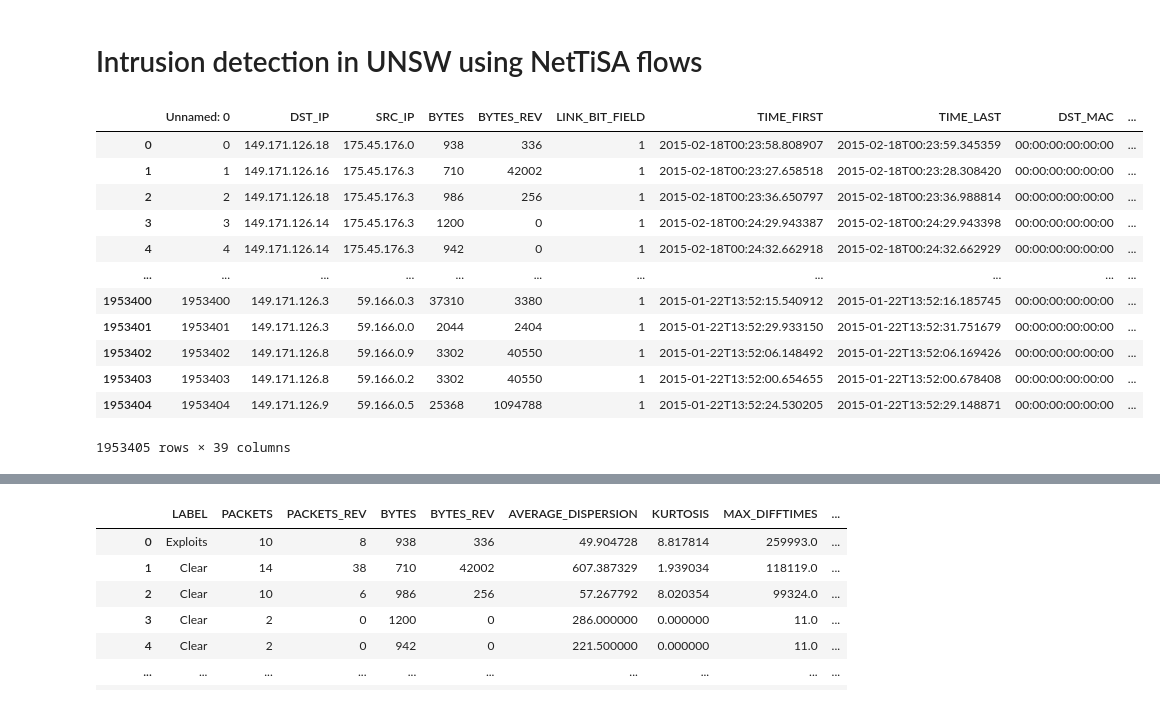
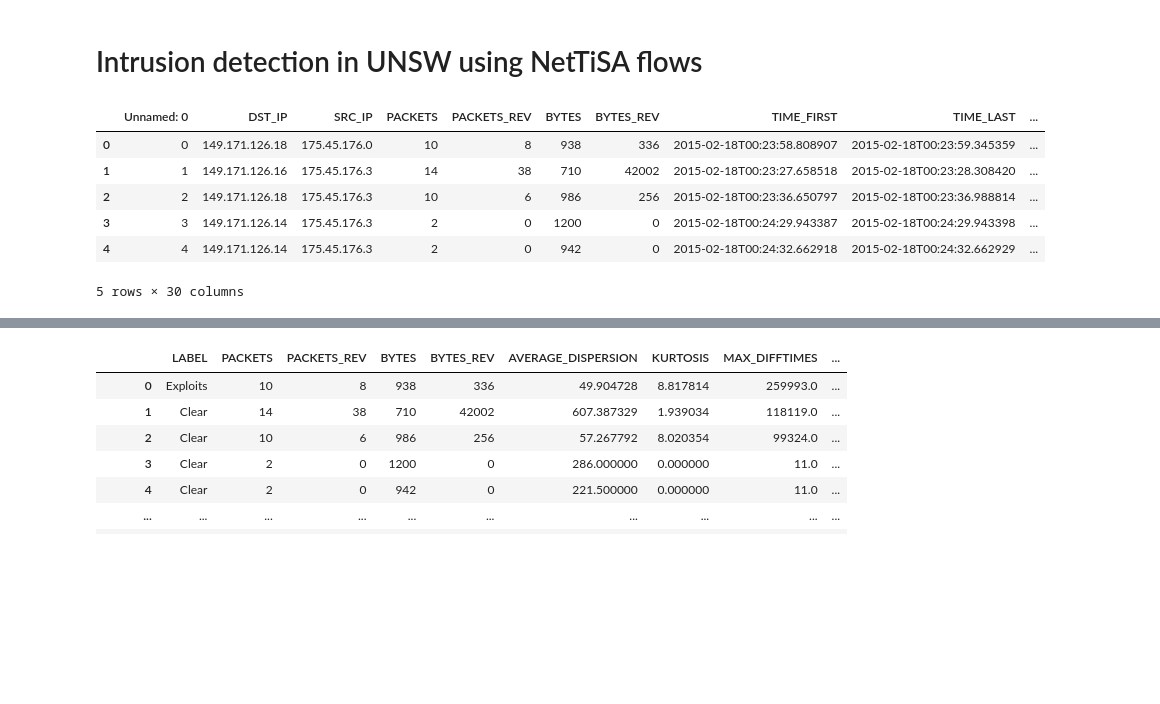
Before and after one commit to koumajos/Classification_by_NetTiSA_flow, a Jupyter notebook: ids_unsw_binary.ipynb, the cells around one changed output, grey strips where cells are left out. Cells and saved outputs as stored; diff of their text form; code cells hidden in the pictures; blank space fills up the shorter version.

```diff
--- a/ids_unsw_binary.ipynb
+++ b/ids_unsw_binary.ipynb
@@ -57,20 +57,14 @@ from sklearn import metrics
 
 from sklearn.model_selection import train_test_split
 # %%
-df = pd.read_csv("./database_multiclass_ipfixprobe.csv")
+df = pd.read_csv("../final_datasets/unsw_binary.csv")
 # %%
-df
+df.head()
 # %% [output]
-|  | Unnamed: 0 | DST_IP | SRC_IP | BYTES | BYTES_REV | LINK_BIT_FIELD | TIME_FIRST | TIME_LAST | DST_MAC | ... |
-| 0 | 0 | 149.171.126.18 | 175.45.176.0 | 938 | 336 | 1 | 2015-02-18T00:23:58.808907 | 2015-02-18T00:23:59.345359 | 00:00:00:00:00:00 | ... |
-| 1 | 1 | 149.171.126.16 | 175.45.176.3 | 710 | 42002 | 1 | 2015-02-18T00:23:27.658518 | 2015-02-18T00:23:28.308420 | 00:00:00:00:00:00 | ... |
-| 2 | 2 | 149.171.126.18 | 175.45.176.3 | 986 | 256 | 1 | 2015-02-18T00:23:36.650797 | 2015-02-18T00:23:36.988814 | 00:00:00:00:00:00 | ... |
-| 3 | 3 | 149.171.126.14 | 175.45.176.3 | 1200 | 0 | 1 | 2015-02-18T00:24:29.943387 | 2015-02-18T00:24:29.943398 | 00:00:00:00:00:00 | ... |
-| 4 | 4 | 149.171.126.14 | 175.45.176.3 | 942 | 0 | 1 | 2015-02-18T00:24:32.662918 | 2015-02-18T00:24:32.662929 | 00:00:00:00:00:00 | ... |
-| ... | ... | ... | ... | ... | ... | ... | ... | ... | ... | ... |
-| 1953400 | 1953400 | 149.171.126.3 | 59.166.0.3 | 37310 | 3380 | 1 | 2015-01-22T13:52:15.540912 | 2015-01-22T13:52:16.185745 | 00:00:00:00:00:00 | ... |
-| 1953401 | 1953401 | 149.171.126.3 | 59.166.0.0 | 2044 | 2404 | 1 | 2015-01-22T13:52:29.933150 | 2015-01-22T13:52:31.751679 | 00:00:00:00:00:00 | ... |
-| 1953402 | 1953402 | 149.171.126.8 | 59.166.0.9 | 3302 | 40550 | 1 | 2015-01-22T13:52:06.148492 | 2015-01-22T13:52:06.169426 | 00:00:00:00:00:00 | ... |
-| 1953403 | 1953403 | 149.171.126.8 | 59.166.0.2 | 3302 | 40550 | 1 | 2015-01-22T13:52:00.654655 | 2015-01-22T13:52:00.678408 | 00:00:00:00:00:00 | ... |
-| 1953404 | 1953404 | 149.171.126.9 | 59.166.0.5 | 25368 | 1094788 | 1 | 2015-01-22T13:52:24.530205 | 2015-01-22T13:52:29.148871 | 00:00:00:00:00:00 | ... |
+|  | Unnamed: 0 | DST_IP | SRC_IP | PACKETS | PACKETS_REV | BYTES | BYTES_REV | TIME_FIRST | TIME_LAST | ... |
+| 0 | 0 | 149.171.126.18 | 175.45.176.0 | 10 | 8 | 938 | 336 | 2015-02-18T00:23:58.808907 | 2015-02-18T00:23:59.345359 | ... |
+| 1 | 1 | 149.171.126.16 | 175.45.176.3 | 14 | 38 | 710 | 42002 | 2015-02-18T00:23:27.658518 | 2015-02-18T00:23:28.308420 | ... |
+| 2 | 2 | 149.171.126.18 | 175.45.176.3 | 10 | 6 | 986 | 256 | 2015-02-18T00:23:36.650797 | 2015-02-18T00:23:36.988814 | ... |
+| 3 | 3 | 149.171.126.14 | 175.45.176.3 | 2 | 0 | 1200 | 0 | 2015-02-18T00:24:29.943387 | 2015-02-18T00:24:29.943398 | ... |
+| 4 | 4 | 149.171.126.14 | 175.45.176.3 | 2 | 0 | 942 | 0 | 2015-02-18T00:24:32.662918 | 2015-02-18T00:24:32.662929 | ... |
-1953405 rows × 39 columns
+5 rows × 30 columns
```
Also changed, not shown: parts of 1 cell of this notebook.
